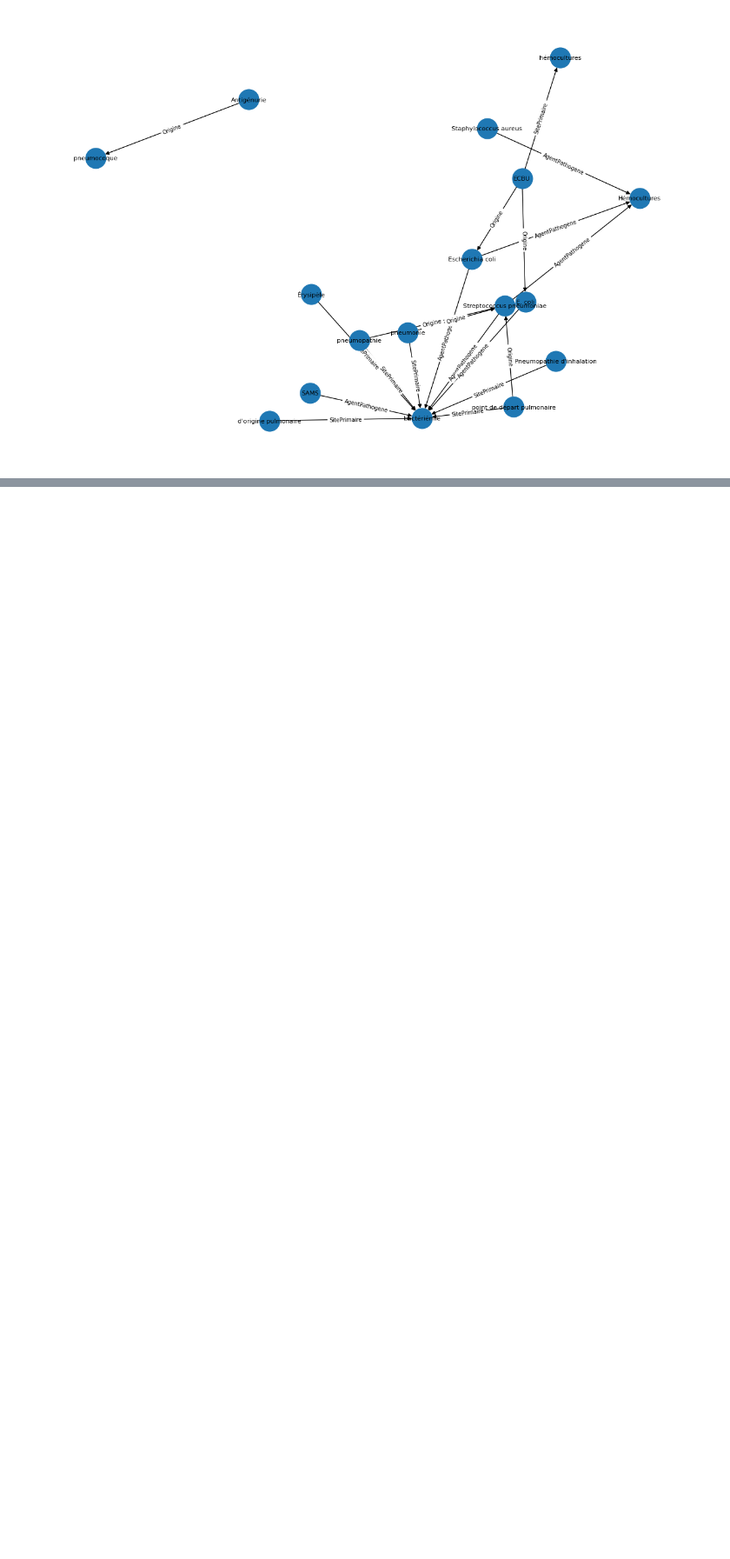
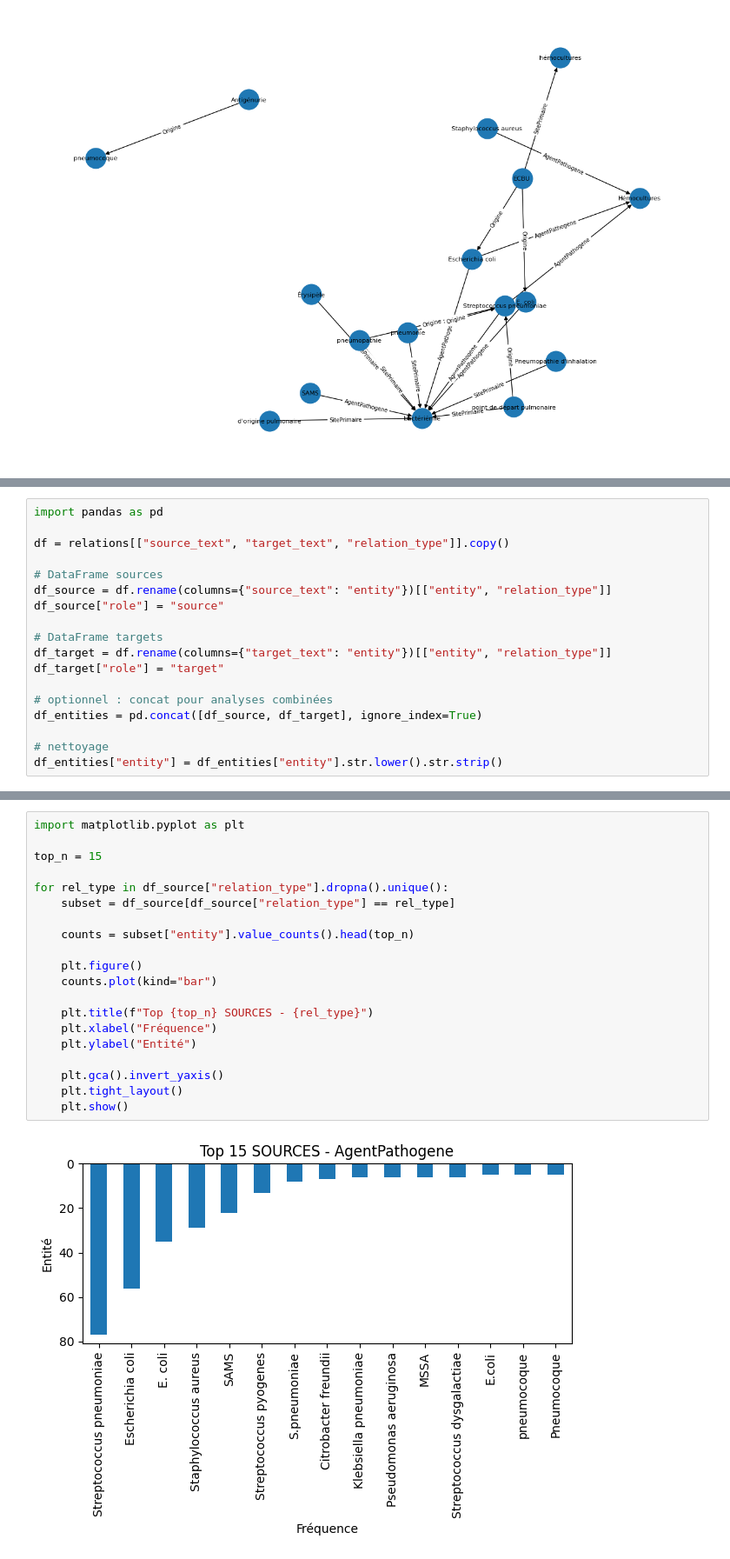
Before and after one commit to PJGouze/KG_RAG, a Jupyter notebook: KG_RAG/tests_and_req/statistiques_partages.ipynb, the cells around one changed output, grey strips where cells are left out. Shown at 87% size. Saved outputs shown, nothing was run; the diff lists cells and outputs as text; blank space fills up the shorter version.

```diff
--- a/KG_RAG/tests_and_req/statistiques_partages.ipynb
+++ b/KG_RAG/tests_and_req/statistiques_partages.ipynb
@@ -192,0 +197,18 @@ plt.show()
+# %%
+import pandas as pd
+
+df = relations[["source_text", "target_text", "relation_type"]].copy()
+
+# DataFrame sources
+df_source = df.rename(columns={"source_text": "entity"})[["entity", "relation_type"]]
+df_source["role"] = "source"
+
+# DataFrame targets
+df_target = df.rename(columns={"target_text": "entity"})[["entity", "relation_type"]]
+df_target["role"] = "target"
+
+# optionnel : concat pour analyses combinées
+df_entities = pd.concat([df_source, df_target], ignore_index=True)
+
+# nettoyage
+df_entities["entity"] = df_entities["entity"].str.lower().str.strip()
@@ -192,0 +231,22 @@ plt.show()
+# %%
+import matplotlib.pyplot as plt
+
+top_n = 15
+
+for rel_type in df_source["relation_type"].dropna().unique():
+    subset = df_source[df_source["relation_type"] == rel_type]
+
+    counts = subset["entity"].value_counts().head(top_n)
+
+    plt.figure()
+    counts.plot(kind="bar")
+
+    plt.title(f"Top {top_n} SOURCES - {rel_type}")
+    plt.xlabel("Fréquence")
+    plt.ylabel("Entité")
+
+    plt.gca().invert_yaxis()
+    plt.tight_layout()
+    plt.show()
+# %% [output]
+[figure, added]
```
Also changed, not shown: parts of 8 cells of this notebook.
